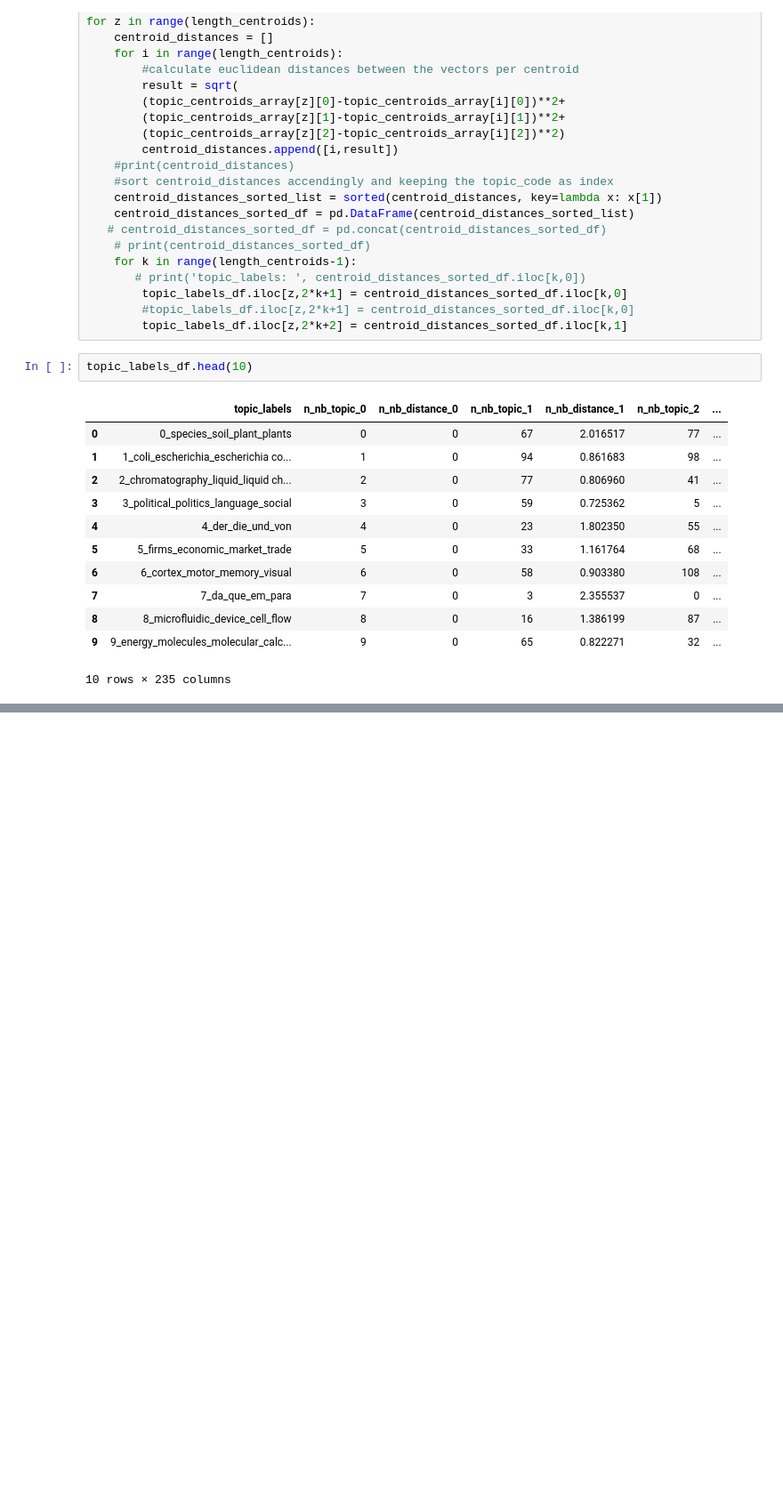
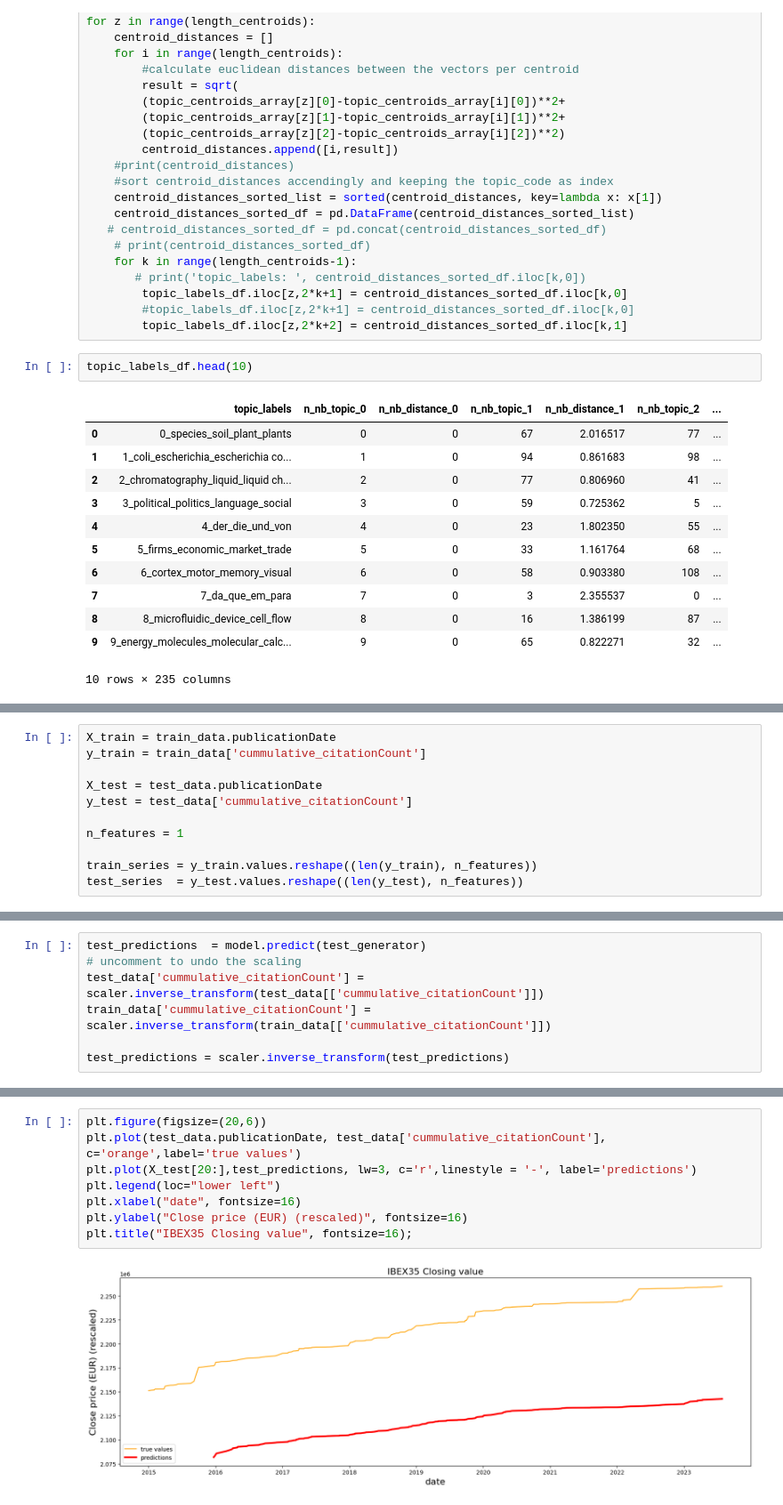
Before and after one commit to KutlualpTazefidan/convergence_oracle, a Jupyter notebook: Playground_JM/extract_embeddings.ipynb, the cells around one changed output, grey strips where cells are left out. Shown at 89% size. Saved outputs shown, nothing was run; the diff lists cells and outputs as text; blank space fills up the shorter version.

```diff
--- a/Playground_JM/extract_embeddings.ipynb
+++ b/Playground_JM/extract_embeddings.ipynb
@@ -257,0 +421,11 @@ topic_labels_df.head(10)
+# %%
+X_train = train_data.publicationDate
+y_train = train_data['cummulative_citationCount']
+
+X_test = test_data.publicationDate
+y_test = test_data['cummulative_citationCount']
+
+n_features = 1
+
+train_series = y_train.values.reshape((len(y_train), n_features))
+test_series  = y_test.values.reshape((len(y_test), n_features))
@@ -257,0 +466,7 @@ topic_labels_df.head(10)
+# %%
+test_predictions  = model.predict(test_generator)
+# uncomment to undo the scaling
+test_data['cummulative_citationCount'] = scaler.inverse_transform(test_data[['cummulative_citationCount']])
+train_data['cummulative_citationCount'] = scaler.inverse_transform(train_data[['cummulative_citationCount']])
+
+test_predictions = scaler.inverse_transform(test_predictions)
@@ -257,0 +475,10 @@ topic_labels_df.head(10)
+# %%
+plt.figure(figsize=(20,6))
+plt.plot(test_data.publicationDate, test_data['cummulative_citationCount'], c='orange',label='true values')
+plt.plot(X_test[20:],test_predictions, lw=3, c='r',linestyle = '-', label='predictions')
+plt.legend(loc="lower left")
+plt.xlabel("date", fontsize=16)
+plt.ylabel("Close price (EUR) (rescaled)", fontsize=16)
+plt.title("IBEX35 Closing value", fontsize=16);
+# %% [output]
+[figure, added]
```
Also changed, not shown: parts of 22 cells of this notebook.
